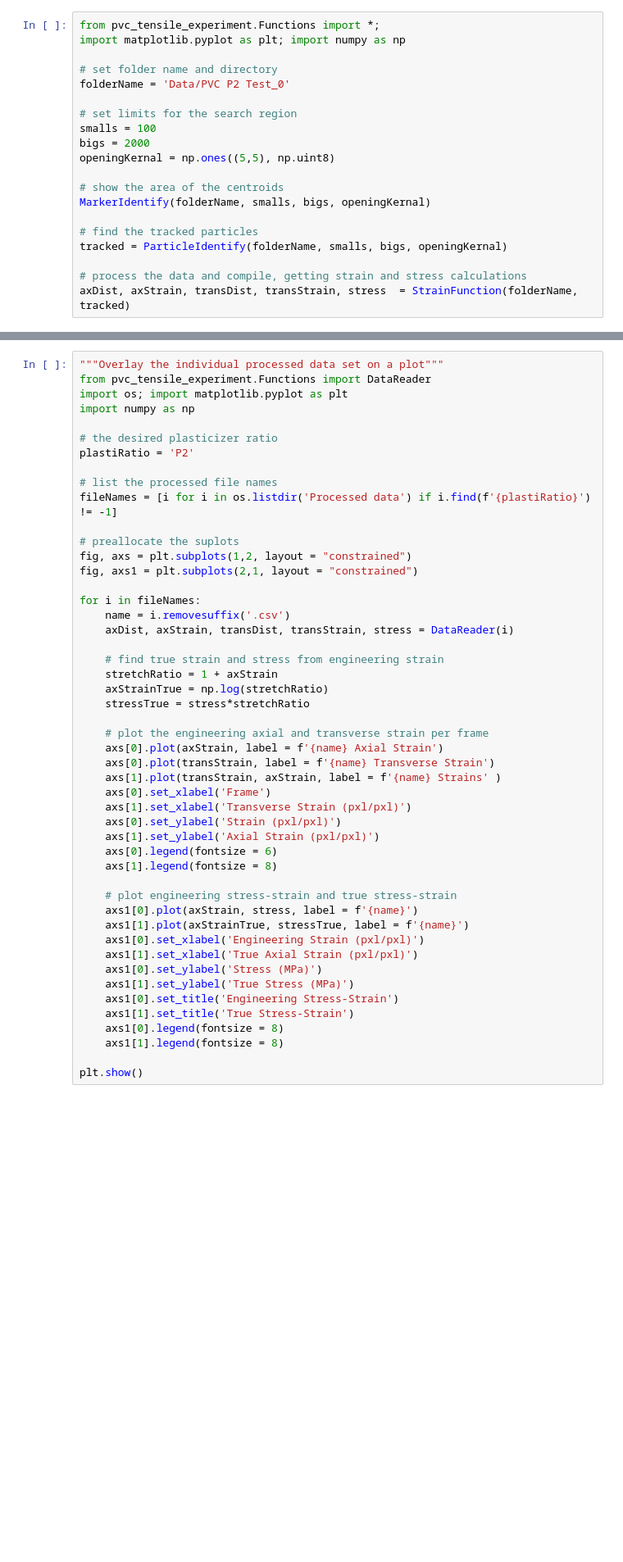
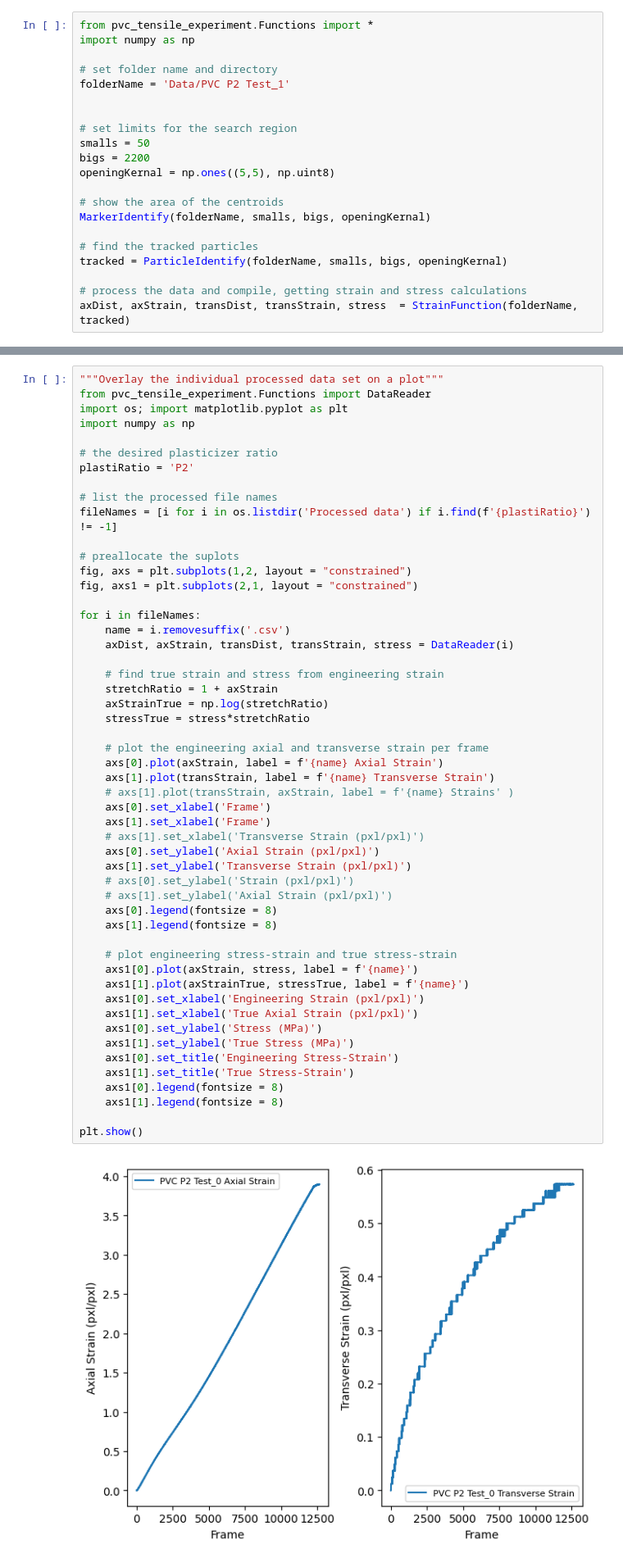
Before and after one commit to TheDuckenEngineer/PVC-Tensile-Experiment, a Jupyter notebook: Strain Processing.ipynb, the cells around one changed output, grey strips where cells are left out. Shown at 82% size. Saved outputs shown, nothing was run; the diff lists cells and outputs as text; blank space fills up the shorter version.

Commit message:
fixed issue where the axial and transverse particles are inverted. had to reset the data frame index to fix the issue

```diff
--- a/Strain Processing.ipynb
+++ b/Strain Processing.ipynb
@@ -1,13 +1,14 @@
 # %%
-from pvc_tensile_experiment.Functions import *;
-import matplotlib.pyplot as plt; import numpy as np
+from pvc_tensile_experiment.Functions import *
+import numpy as np
 
 # set folder name and directory
-folderName = 'Data/PVC P2 Test_0'
+folderName = 'Data/PVC P2 Test_1'
+
 
 # set limits for the search region
-smalls = 100
-bigs = 2000
+smalls = 50
+bigs = 2200
 openingKernal = np.ones((5,5), np.uint8)
 
 # show the area of the centroids
@@ -34,36 +72,41 @@ fileNames = [i for i in os.listdir('Processed data') if i.find(f'{plastiRatio}')
 fig, axs = plt.subplots(1,2, layout = "constrained")
 fig, axs1 = plt.subplots(2,1, layout = "constrained")
 
 for i in fileNames:
     name = i.removesuffix('.csv')
     axDist, axStrain, transDist, transStrain, stress = DataReader(i)
 
     # find true strain and stress from engineering strain
     stretchRatio = 1 + axStrain
     axStrainTrue = np.log(stretchRatio)
     stressTrue = stress*stretchRatio
 
     # plot the engineering axial and transverse strain per frame
     axs[0].plot(axStrain, label = f'{name} Axial Strain')
-    axs[0].plot(transStrain, label = f'{name} Transverse Strain')
-    axs[1].plot(transStrain, axStrain, label = f'{name} Strains' )
+    axs[1].plot(transStrain, label = f'{name} Transverse Strain')
+    # axs[1].plot(transStrain, axStrain, label = f'{name} Strains' )
     axs[0].set_xlabel('Frame')
-    axs[1].set_xlabel('Transverse Strain (pxl/pxl)')
-    axs[0].set_ylabel('Strain (pxl/pxl)')
-    axs[1].set_ylabel('Axial Strain (pxl/pxl)')
-    axs[0].legend(fontsize = 6)
+    axs[1].set_xlabel('Frame')
+    # axs[1].set_xlabel('Transverse Strain (pxl/pxl)')
+    axs[0].set_ylabel('Axial Strain (pxl/pxl)')
+    axs[1].set_ylabel('Transverse Strain (pxl/pxl)')
+    # axs[0].set_ylabel('Strain (pxl/pxl)')
+    # axs[1].set_ylabel('Axial Strain (pxl/pxl)')
+    axs[0].legend(fontsize = 8)
     axs[1].legend(fontsize = 8)
 
     # plot engineering stress-strain and true stress-strain
     axs1[0].plot(axStrain, stress, label = f'{name}')
     axs1[1].plot(axStrainTrue, stressTrue, label = f'{name}')
     axs1[0].set_xlabel('Engineering Strain (pxl/pxl)')
     axs1[1].set_xlabel('True Axial Strain (pxl/pxl)')
     axs1[0].set_ylabel('Stress (MPa)')
     axs1[1].set_ylabel('True Stress (MPa)')
     axs1[0].set_title('Engineering Stress-Strain')
     axs1[1].set_title('True Stress-Strain')
     axs1[0].legend(fontsize = 8)
     axs1[1].legend(fontsize = 8)
 
 plt.show()
+# %% [output]
+[figure, added]
```
Also changed, not shown: parts of 3 cells of this notebook, 1 other file.
